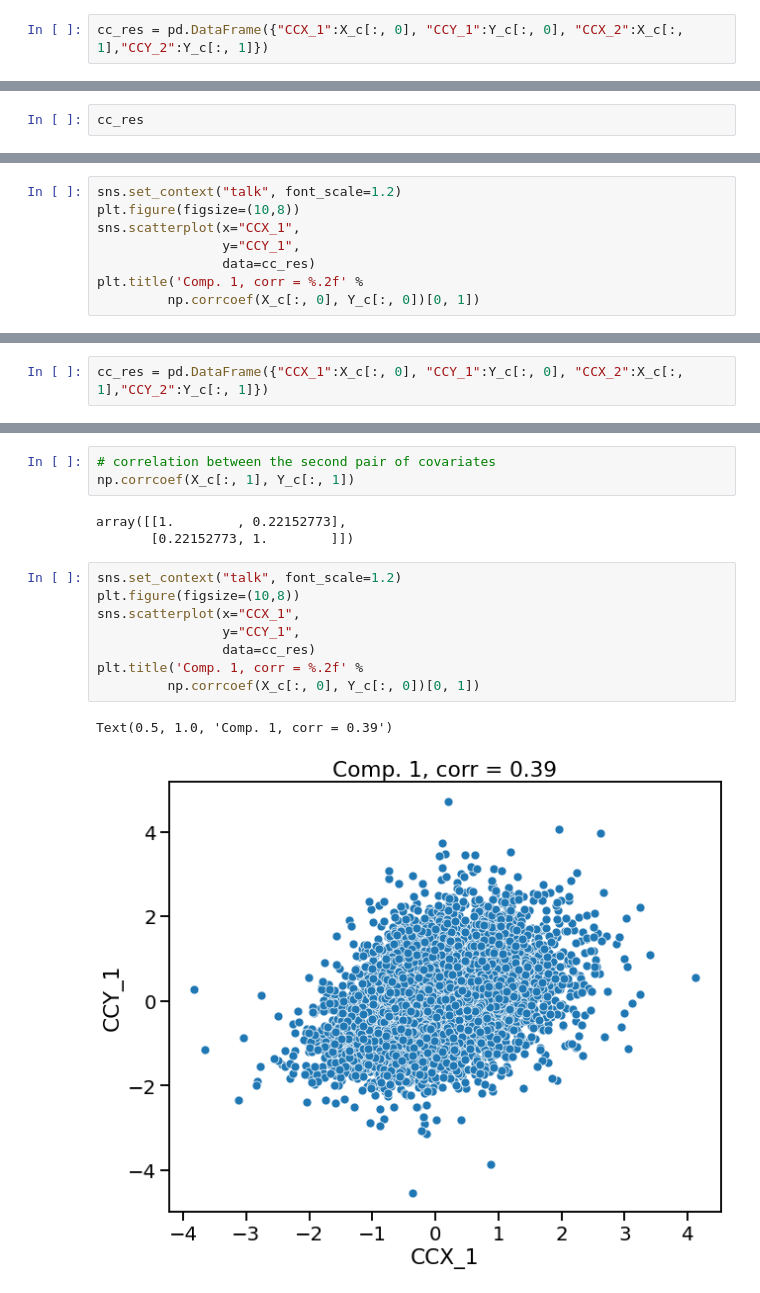
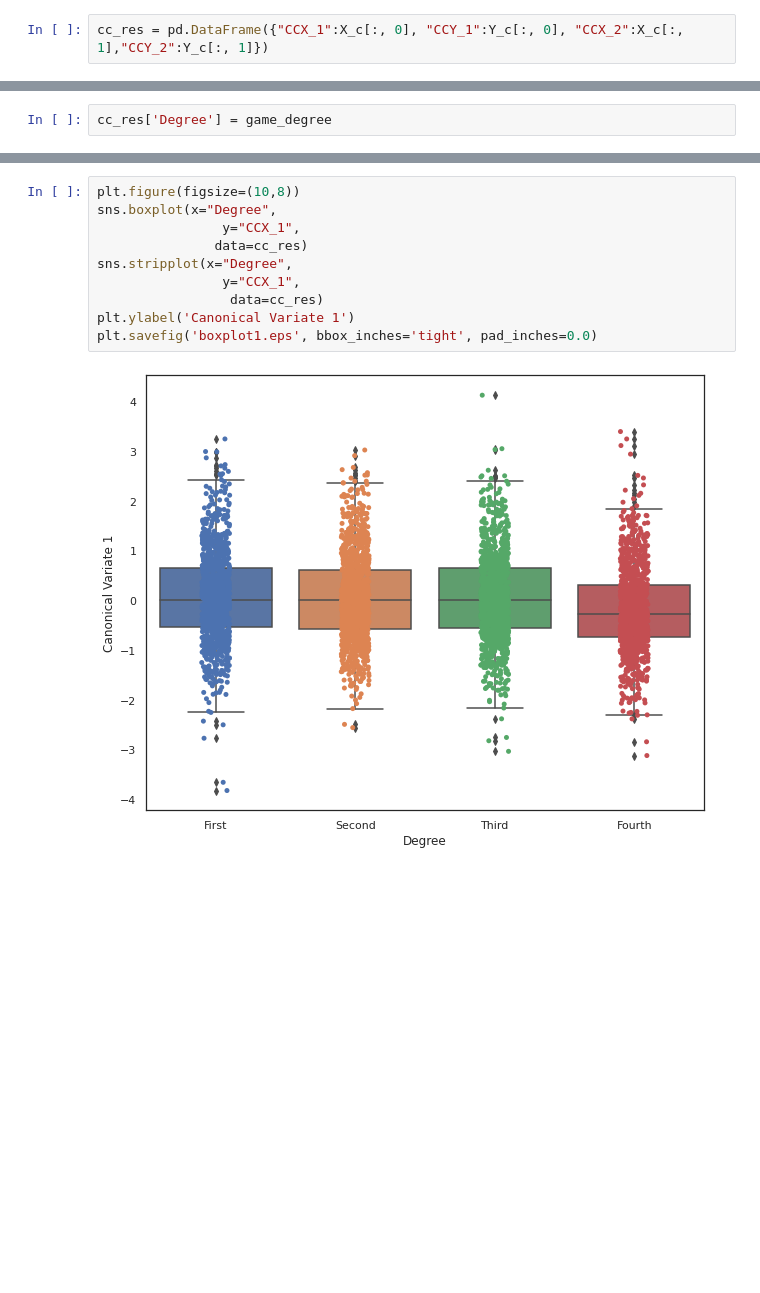
Before and after one commit to serafinazhang/Board-Game-Texual-Analysis, a Jupyter notebook: WarGameAnalysis_CodeBook.ipynb, the cells around one changed output, grey strips where cells are left out. Saved outputs shown, nothing was run; the diff lists cells and outputs as text; blank space fills up the shorter version.

```diff
--- a/WarGameAnalysis_CodeBook.ipynb
+++ b/WarGameAnalysis_CodeBook.ipynb
@@ -914,2 +945,2 @@ cc_res = pd.DataFrame({"CCX_1":X_c[:, 0], "CCY_1":Y_c[:, 0], "CCX_2":X_c[:, 1],"
 # %%
-cc_res
+cc_res['Degree'] = game_degree
@@ -942,8 +946,0 @@ array([[1.        , 0.12377977],
-# %%
-sns.set_context("talk", font_scale=1.2)
-plt.figure(figsize=(10,8))
-sns.scatterplot(x="CCX_1",
-                y="CCY_1",
-                data=cc_res)
-plt.title('Comp. 1, corr = %.2f' %
-         np.corrcoef(X_c[:, 0], Y_c[:, 0])[0, 1])
@@ -962,2 +946,0 @@ X_c, Y_c = ca.transform(doc_similarity, stats)
-# %%
-cc_res = pd.DataFrame({"CCX_1":X_c[:, 0], "CCY_1":Y_c[:, 0], "CCX_2":X_c[:, 1],"CCY_2":Y_c[:, 1]})
@@ -986,17 +947,12 @@ array([[1.        , 0.38829352],
-# %%
-# correlation between the second pair of covariates
-np.corrcoef(X_c[:, 1], Y_c[:, 1])
-# %% [output]
-array([[1.        , 0.22152773],
-       [0.22152773, 1.        ]])
-# %%
-sns.set_context("talk", font_scale=1.2)
-plt.figure(figsize=(10,8))
-sns.scatterplot(x="CCX_1",
-                y="CCY_1",
-                data=cc_res)
-plt.title('Comp. 1, corr = %.2f' %
-         np.corrcoef(X_c[:, 0], Y_c[:, 0])[0, 1])
-# %% [output]
-Text(0.5, 1.0, 'Comp. 1, corr = 0.39')
-[figure, removed]
+# %%
+plt.figure(figsize=(10,8))
+sns.boxplot(x="Degree",
+                y="CCX_1",
+               data=cc_res)
+sns.stripplot(x="Degree",
+                y="CCX_1",
+                 data=cc_res)
+plt.ylabel('Canonical Variate 1')
+plt.savefig('boxplot1.eps', bbox_inches='tight', pad_inches=0.0)
+# %% [output]
+[figure, added]
```
Also changed, not shown: parts of 36 cells of this notebook.
